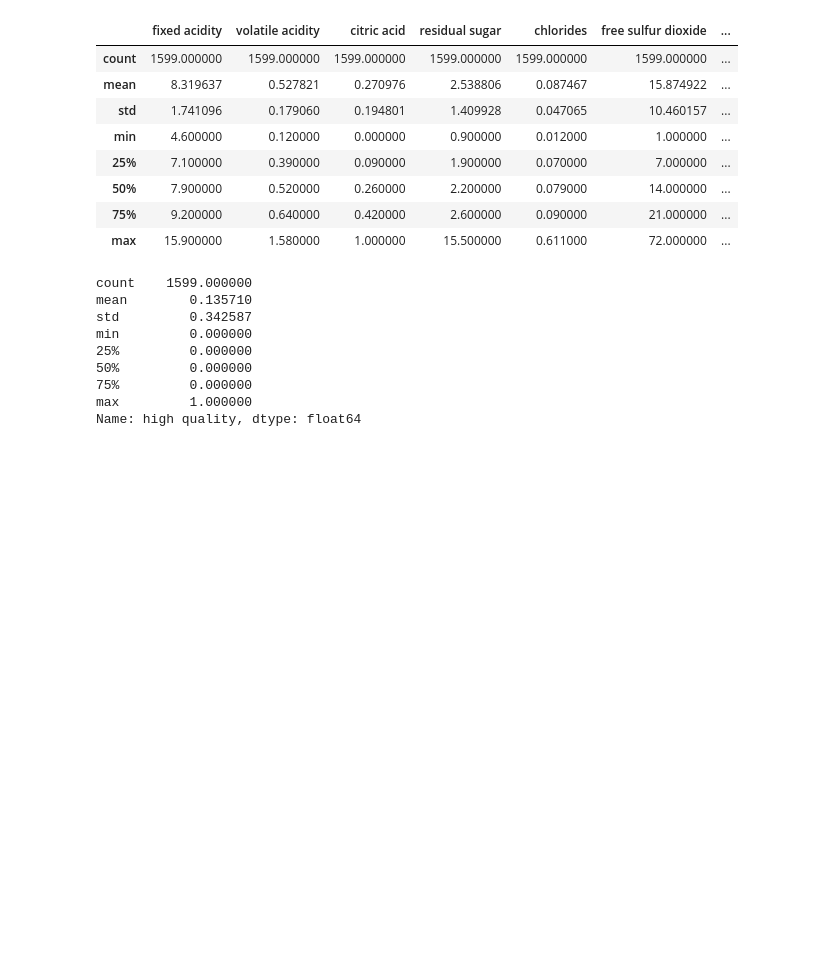
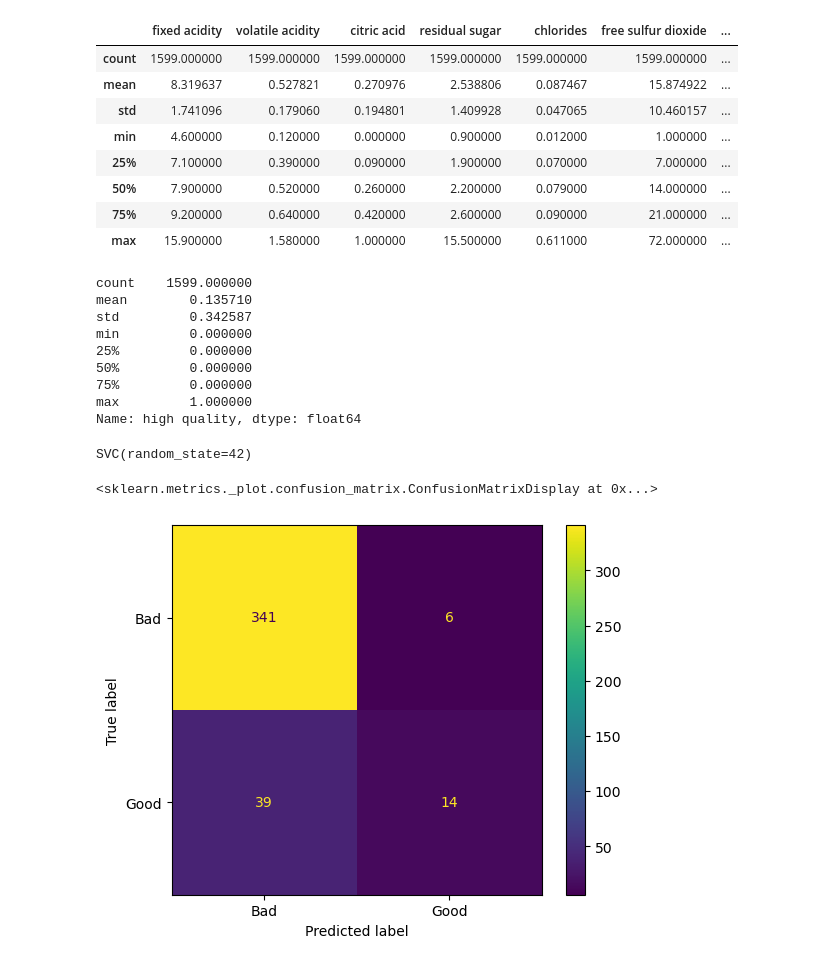
Before and after one commit to nmdollhopf/team1_wine_project, a Jupyter notebook: wineSVM.ipynb, the cells around one changed output. Drawn from its saved outputs; the diff is of its cells as text; code cells hidden in the pictures; blank space fills up the shorter version.

```diff
--- a/wineSVM.ipynb
+++ b/wineSVM.ipynb
@@ -88,3 +90,25 @@ min         0.000000
 75%         0.000000
 max         1.000000
 Name: high quality, dtype: float64
+# %%
+# scale the data
+X_train_sc = scale(X_train)
+y_train_sc = scale(y_train)
+X_test_sc = scale(X_test)
+y_test_sc = scale(y_test)
+# %%
+# build an SVM
+model = SVC(kernel='rbf', random_state = 42)
+model.fit(X_train_sc, y_train)
+# %% [output]
+SVC(random_state=42)
+# %%
+# confusion matrix
+plot_confusion_matrix(model,
+X_test_sc,
+y_test,
+values_format='d',
+display_labels = ['Bad', 'Good'])
+# %% [output]
+<sklearn.metrics._plot.confusion_matrix.ConfusionMatrixDisplay at 0x...>
+[figure, added]
```
Also changed, not shown: parts of 6 cells of this notebook, 2 other files.
